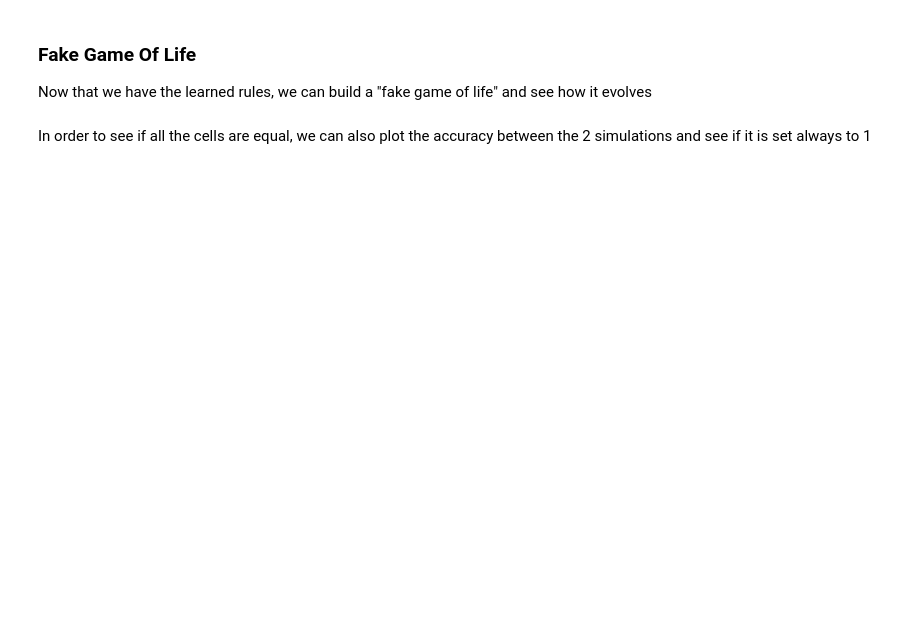
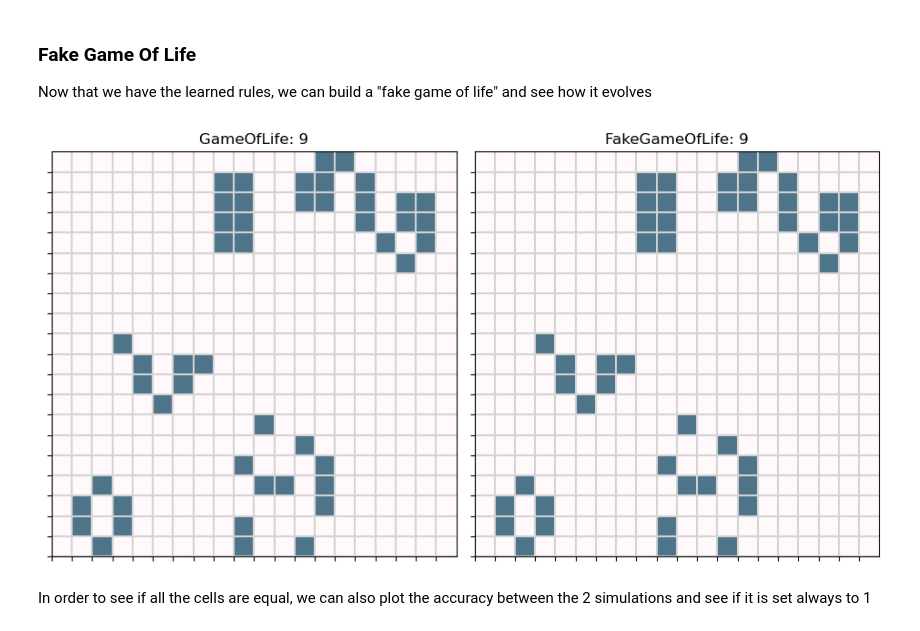
Before and after one commit to YuriPaglierani/Game-of-Life-with-Genetic-Programming, a Jupyter notebook: learning_the_life.ipynb, the cells around one changed output. Drawn from its saved outputs; the diff is of its cells as text; code cells hidden in the pictures; blank space fills up the shorter version.

```diff
--- a/learning_the_life.ipynb
+++ b/learning_the_life.ipynb
@@ -299,21 +326,23 @@ Source(g)
 ### Fake Game Of Life
 Now that we have the learned rules, we can build a "fake game of life" and see how it evolves
 # %%
-# # create a game of life
-# torch.manual_seed(42)
-# gol = GameOfLife(M=20, N=20)
-# f_gol = FakeGameOfLife(state=gol.state, rule=sc)
+# create a game of life
+torch.manual_seed(42)
+gol = GameOfLife(M=20, N=20)
+f_gol = FakeGameOfLife(state=gol.state, rule=sc)
 
-# # animate both games
-# # create the figure
-# fig, (ax1, ax2) = plt.subplots(1, 2)
-# # set the size of the figure
-# fig.set_size_inches(10, 5)
+# animate both games
+# create the figure
+fig, (ax1, ax2) = plt.subplots(1, 2)
+# set the size of the figure
+fig.set_size_inches(10, 5)
 
-# # create the video
-# ani = get_animation((gol, f_gol), fig, (ax1, ax2), interval=60, frames=10)
-# # save the video
-# ani.save("game_of_life.mp4")
+# create the video
+ani = get_animation((gol, f_gol), fig, (ax1, ax2), interval=60, frames=10)
+# save the video
+ani.save("Simulations/game_of_life_vs_learned one.mp4")
+# %% [output]
+[figure, added]
 # %% [markdown]
 In order to see if all the cells are equal, we can also plot the accuracy between the 2 simulations and see if it is set always to 1
 # %%
```
Also changed, not shown: parts of 10 cells of this notebook.
